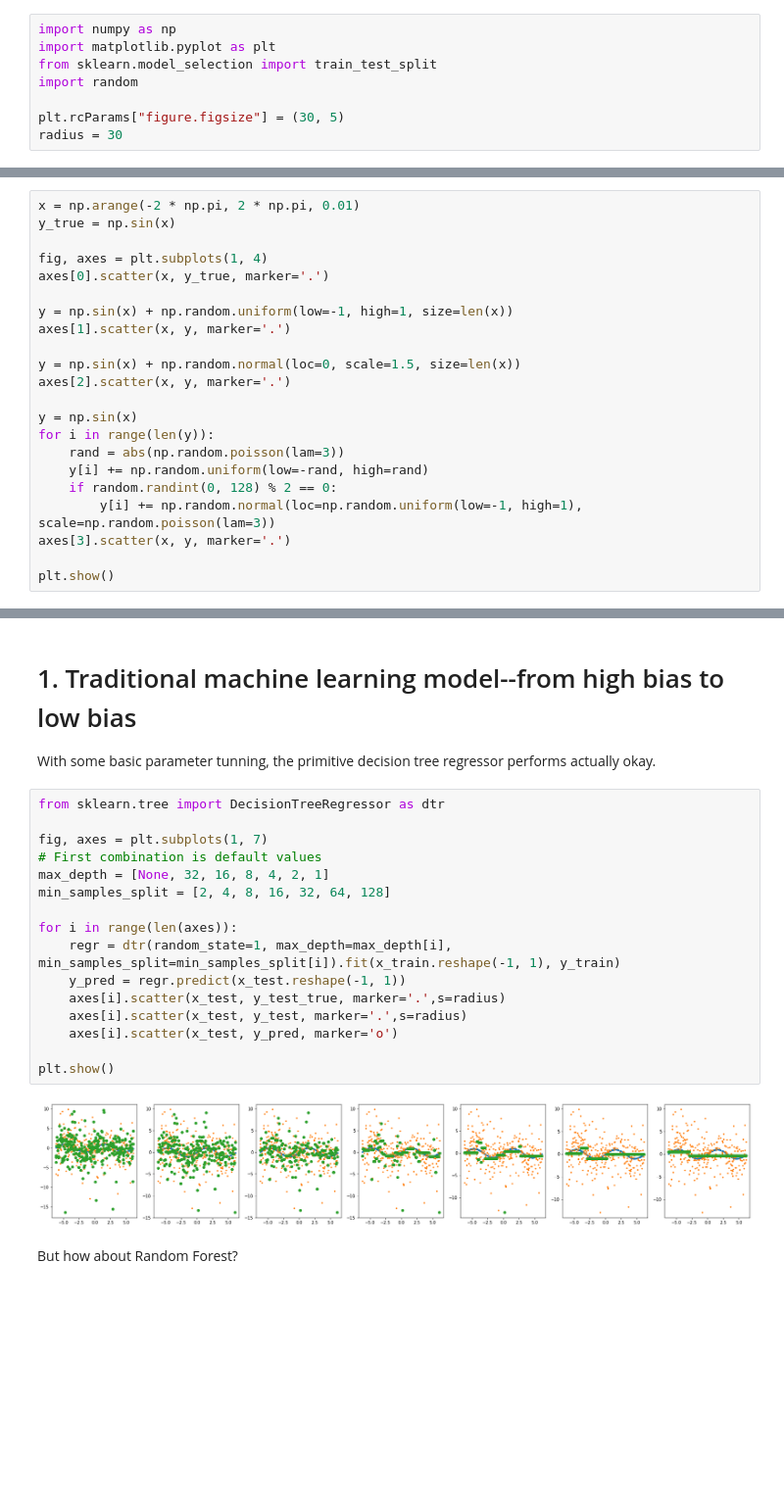
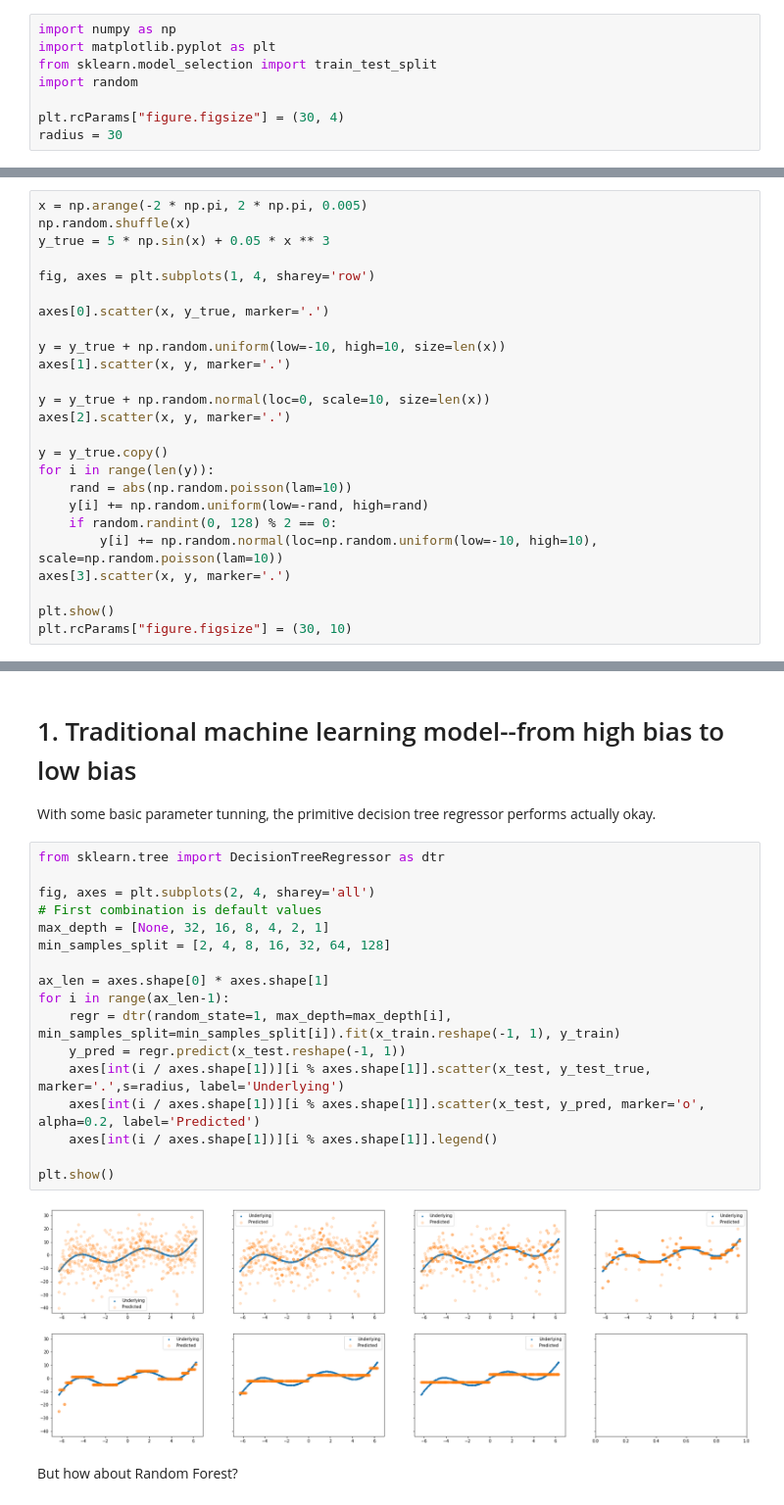
Before and after one commit to alex-lt-kong/data-science, a Jupyter notebook: bias-variance-trade-off.ipynb, the cells around one changed output, grey strips where cells are left out. Shown at 98% size. Cells and saved outputs as stored; diff of their text form; blank space fills up the shorter version.

```diff
--- a/bias-variance-trade-off.ipynb
+++ b/bias-variance-trade-off.ipynb
@@ -6,32 +6,35 @@ import matplotlib.pyplot as plt
 from sklearn.model_selection import train_test_split
 import random
 
-plt.rcParams["figure.figsize"] = (30, 5)
+plt.rcParams["figure.figsize"] = (30, 4)
 radius = 30
 # %% [markdown]
 1. Initially, I tried uniform distribution and it doesn't look so right--the pattern is too obvious...
 2. But I am also concerned that drawing random noise from a normal distribution can be too easy for models--many models are built based on the assumptions that noise is normally distributed which is, of course, not always the case...
 3. Guess we have to make our hands dirty this time...But yes, at the end, we may still get something close to a normal distribution given the Central Limit Theorem...
 # %%
-x = np.arange(-2 * np.pi, 2 * np.pi, 0.01)
-y_true = np.sin(x)
+x = np.arange(-2 * np.pi, 2 * np.pi, 0.005)
+np.random.shuffle(x)
+y_true = 5 * np.sin(x) + 0.05 * x ** 3
 
-fig, axes = plt.subplots(1, 4)
+fig, axes = plt.subplots(1, 4, sharey='row')
+
 axes[0].scatter(x, y_true, marker='.')
 
-y = np.sin(x) + np.random.uniform(low=-1, high=1, size=len(x))
+y = y_true + np.random.uniform(low=-10, high=10, size=len(x))
 axes[1].scatter(x, y, marker='.')
 
-y = np.sin(x) + np.random.normal(loc=0, scale=1.5, size=len(x))
+y = y_true + np.random.normal(loc=0, scale=10, size=len(x))
 axes[2].scatter(x, y, marker='.')
 
-y = np.sin(x)
+y = y_true.copy()
 for i in range(len(y)):
-    rand = abs(np.random.poisson(lam=3))
+    rand = abs(np.random.poisson(lam=10))
     y[i] += np.random.uniform(low=-rand, high=rand)
     if random.randint(0, 128) % 2 == 0:
-        y[i] += np.random.normal(loc=np.random.uniform(low=-1, high=1), scale=np.random.poisson(lam=3))
+        y[i] += np.random.normal(loc=np.random.uniform(low=-10, high=10), scale=np.random.poisson(lam=10))
 axes[3].scatter(x, y, marker='.')
 
 plt.show()
+plt.rcParams["figure.figsize"] = (30, 10)
 # %% [output]
@@ -45,21 +48,22 @@ With some basic parameter tunning, the primitive decision tree regressor perform
 # %%
 from sklearn.tree import DecisionTreeRegressor as dtr
 
-fig, axes = plt.subplots(1, 7)
+fig, axes = plt.subplots(2, 4, sharey='all')
 # First combination is default values
 max_depth = [None, 32, 16, 8, 4, 2, 1]
 min_samples_split = [2, 4, 8, 16, 32, 64, 128]
 
-for i in range(len(axes)):
+ax_len = axes.shape[0] * axes.shape[1]
+for i in range(ax_len-1):
     regr = dtr(random_state=1, max_depth=max_depth[i], min_samples_split=min_samples_split[i]).fit(x_train.reshape(-1, 1), y_train)
     y_pred = regr.predict(x_test.reshape(-1, 1))
-    axes[i].scatter(x_test, y_test_true, marker='.',s=radius)
-    axes[i].scatter(x_test, y_test, marker='.',s=radius)
-    axes[i].scatter(x_test, y_pred, marker='o')
+    axes[int(i / axes.shape[1])][i % axes.shape[1]].scatter(x_test, y_test_true, marker='.',s=radius, label='Underlying')
+    axes[int(i / axes.shape[1])][i % axes.shape[1]].scatter(x_test, y_pred, marker='o', alpha=0.2, label='Predicted')
+    axes[int(i / axes.shape[1])][i % axes.shape[1]].legend()
 
 plt.show()
 # %% [output]
-[figure, old version]
+[figure, new version]
 # %% [markdown]
 But how about Random Forest?
 # %%
```
Also changed, not shown: parts of 5 cells of this notebook.
